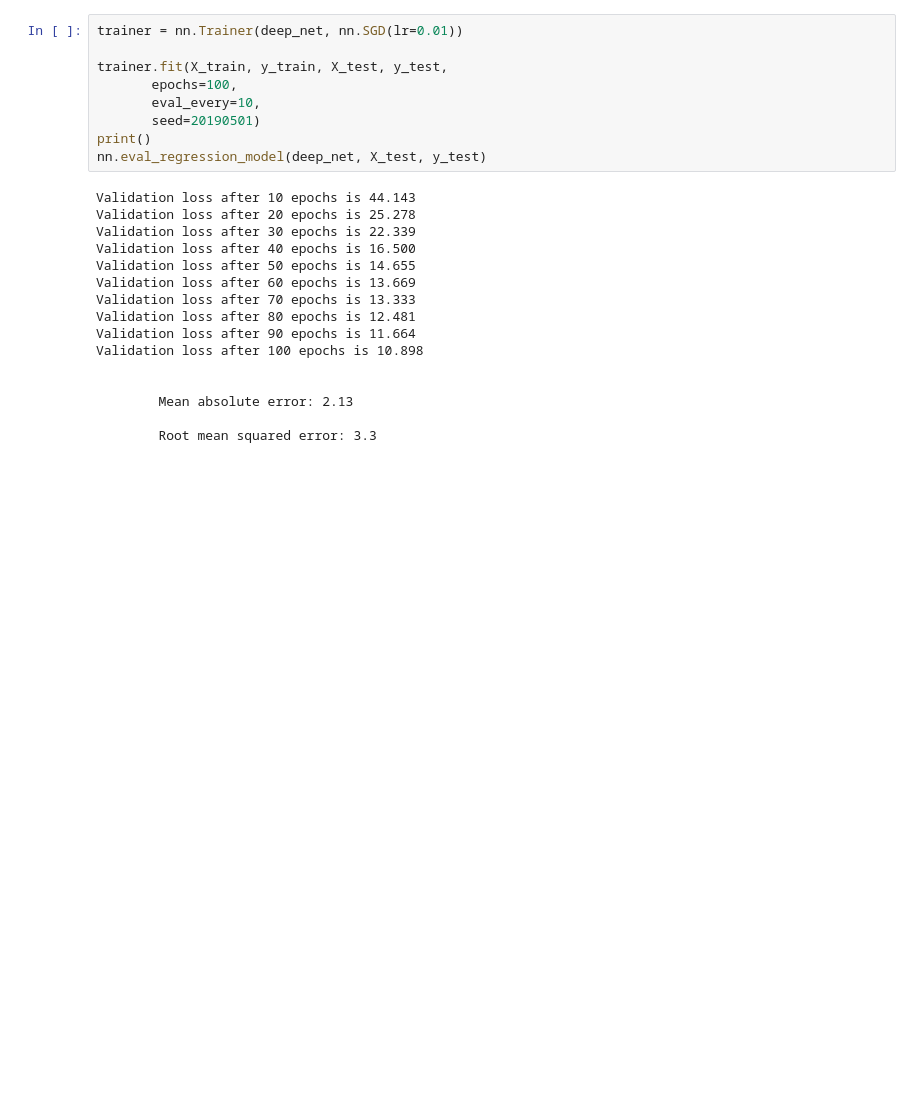
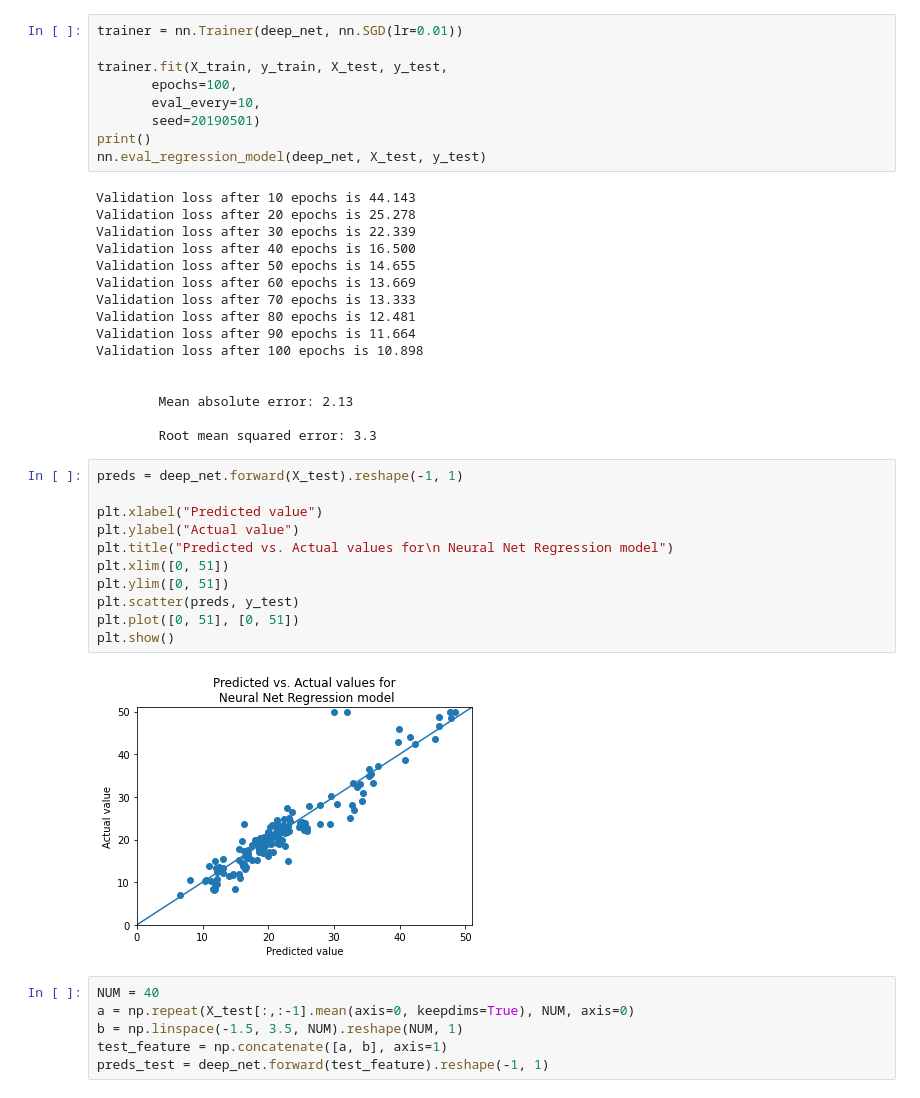
Before and after one commit to chris-santiago/dlfs, a Jupyter notebook: notebooks/Chap3.ipynb, the cells around one changed output. Cells and saved outputs as stored; diff of their text form; blank space fills up the shorter version.

```diff
--- a/notebooks/Chap3.ipynb
+++ b/notebooks/Chap3.ipynb
@@ -108,3 +108,22 @@ Validation loss after 100 epochs is 10.898
         Mean absolute error: 2.13
 
         Root mean squared error: 3.3
+# %%
+preds = deep_net.forward(X_test).reshape(-1, 1)
+
+plt.xlabel("Predicted value")
+plt.ylabel("Actual value")
+plt.title("Predicted vs. Actual values for\n Neural Net Regression model")
+plt.xlim([0, 51])
+plt.ylim([0, 51])
+plt.scatter(preds, y_test)
+plt.plot([0, 51], [0, 51])
+plt.show()
+# %% [output]
+[figure, added]
+# %%
+NUM = 40
+a = np.repeat(X_test[:,:-1].mean(axis=0, keepdims=True), NUM, axis=0)
+b = np.linspace(-1.5, 3.5, NUM).reshape(NUM, 1)
+test_feature = np.concatenate([a, b], axis=1)
+preds_test = deep_net.forward(test_feature).reshape(-1, 1)
```
Also changed, not shown: parts of 1 cell of this notebook, 11 other files.
